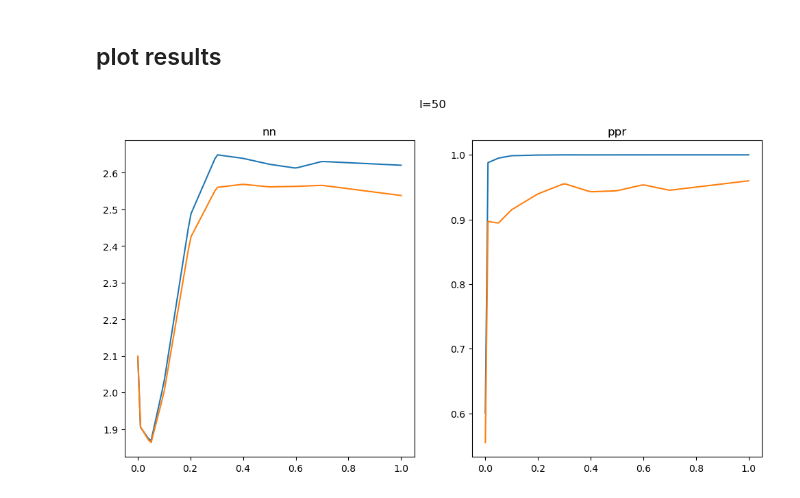
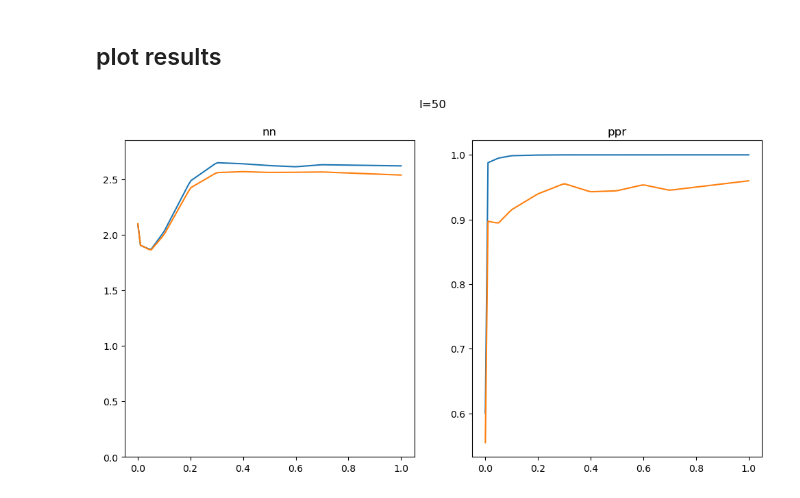
Before and after one commit to xianglinyang/GenVis, a Jupyter notebook: experiments/nas.ipynb, the cells around one changed output. Cells and saved outputs as stored; diff of their text form; code cells hidden in the pictures.

```diff
--- a/experiments/nas.ipynb
+++ b/experiments/nas.ipynb
@@ -24,6 +27,6 @@ To enable the following instructions: AVX2 FMA, in other operations, rebuild Ten
 # %%
-VIS_METHOD = "tDVI" # DeepVisualInsight
-CONTENT_PATH = "/home/xianglin/projects/DVI_data/resnet18_cifar10"
+VIS_METHOD = "singleDVI" # DeepVisualInsight
+CONTENT_PATH = "/home/xianglin/projects/DVI_data/resnet18_fmnist"
 GPU_ID = "0"
 # %%
 sys.path.append(CONTENT_PATH)
@@ -365,5 +373,5 @@ def nn_dists(train_data, metric="euclidean"):
 # %%
-I = 200
+I = 50
 # %%
 import time
 from sklearn.neighbors import NearestNeighbors
@@ -413,0 +425,6 @@ m.mean()
+# %%
+# Define Projector
+ratio=1.0
+# VIS_MODEL_NAME = f"{VIS_MODEL_NAME}_{ratio}"
+projector = DVIProjector(vis_model=model, content_path=CONTENT_PATH, vis_model_name=f"{VIS_MODEL_NAME}_{ratio}", epoch_name="Epoch", device=DEVICE)
+evaluator = Evaluator(data_provider, projector, metric="euclidean")
@@ -425,40 +514,39 @@ content_path = "/home/xianglin/projects/DVI_data/resnet18_fmnist"
 # iterations = [1,5,10,15]
 # content_path = "/home/xianglin/projects/DVI_data/resnet18_mnist"
 # %%
-iteration = 1
-
 accus_train = list()
 accus_test = list()
 ppr_train = list()
 ppr_test = list()
 for ratio in ratios:
-    scripts = os.path.join(content_path, "Model", f"evaluation_singleDVI_{VIS_MODEL}_{ratio}.json")
+    scripts = os.path.join(CONTENT_PATH, "Model", f"evaluation_singleDVI_{VIS_MODEL}_{ratio}.json")
     with open(scripts, "r") as f:
         eval = json.load(f)
-    accus_train.append(eval["nn_train"][str(iteration)]["15"])
-    accus_test.append(eval["nn_test"][str(iteration)]["15"])
-    ppr_train.append(eval["ppr_train"][str(iteration)])
-    ppr_test.append(eval["ppr_test"][str(iteration)])
+    accus_train.append(eval["nn_train"][str(I)]["15"])
+    accus_test.append(eval["nn_test"][str(I)]["15"])
+    ppr_train.append(eval["ppr_train"][str(I)])
+    ppr_test.append(eval["ppr_test"][str(I)])
 # %%
 # Create an interpolation function
 f1 = interp1d(ratios, accus_train, kind="linear")
 f2 = interp1d(ratios, accus_test, kind="linear")
 f3 = interp1d(ratios, ppr_train, kind="linear")
 f4 = interp1d(ratios, ppr_test, kind="linear")
 
 fig,ax = plt.subplots(nrows=1, ncols=2, sharex=True,figsize=(12, 6))
 
 # Create a new x array with more points for a smoother plot
 xnew = np.linspace(0.0008, 1.0, 100)
 ax[0].set_title('nn')
 ax[0].plot(xnew, f1(xnew),label="train")
 ax[0].plot(xnew, f2(xnew),label="test")
+ax[0].set_ylim(0, max(accus_train)+0.2)
 
 ax[1].set_title('ppr')
 ax[1].plot(xnew, f3(xnew),label="train")
 ax[1].plot(xnew, f4(xnew),label="test")
 
-fig.suptitle(f'I={iteration}')
+fig.suptitle(f'I={I}')
 plt.show()
 # %% [output]
-[figure, old version]
+[figure, new version]
```
Also changed, not shown: parts of 22 cells of this notebook.
